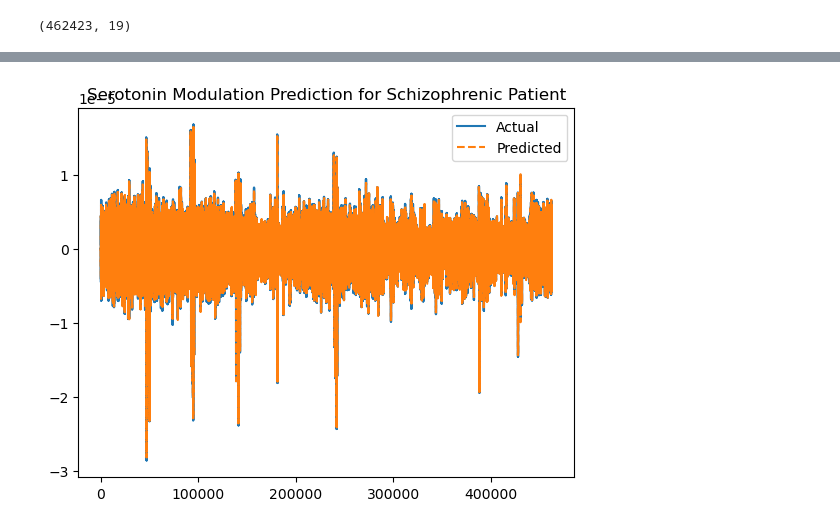
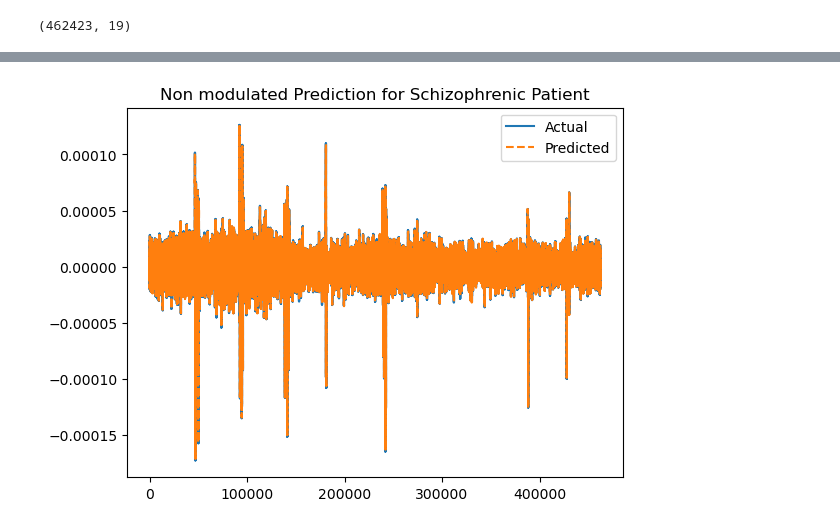
Before and after one commit to Da4kek/Schizo-hormone, a Jupyter notebook: Serotonin-based/Serotonin.ipynb, the cells around one changed output, grey strips where cells are left out. Drawn from its saved outputs; the diff is of its cells as text; code cells hidden in the pictures.

Commit message:
Modulated pred

```diff
--- a/Serotonin-based/Serotonin.ipynb
+++ b/Serotonin-based/Serotonin.ipynb
@@ -356,0 +356,5 @@ X_train = reshape_for_esn(modulated_healthy_epochs[0])
+# %%
+Y_train_ = np.zeros_like(X_train_)
+Y_train_[:-1] = X_train_[1:]
+Y_train_[-1] = X_train_[-1]
+print(Y_train_.shape)
@@ -356,0 +363,2 @@ X_train = reshape_for_esn(modulated_healthy_epochs[0])
+# %%
+esn.fit(X_train_,Y_train_)
@@ -357,3 +439,5 @@ X_train = reshape_for_esn(modulated_healthy_epochs[0])
+# %%
+X_train = reshape_for_esn(healthy_epochs[0].get_data())
 # %%
 Y_train = np.zeros_like(X_train)
 Y_train[:-1] = X_train[1:]
@@ -380,12 +464,12 @@ array([[ 4.49126849e-22,  4.20272667e-22,  1.37393174e-21, ...,
 # %%
-X_test = reshape_for_esn(modulated_healthy_epochs[0])
+X_test = reshape_for_esn(healthy_epochs[0].get_data())
 # %%
 Y_pred = esn.predict(X_test)
 # %%
 plt.plot(X_test[:, 0], label="Actual")
 plt.plot(Y_pred[:, 0], label="Predicted", linestyle="--")
-plt.title("Serotonin Modulation Prediction for Schizophrenic Patient")
+plt.title("Non modulated Prediction for Schizophrenic Patient")
 plt.legend()
 plt.show()
 # %% [output]
-[figure, old version]
+[figure, new version]
```
Also changed, not shown: parts of 12 cells of this notebook, 1 other file.
